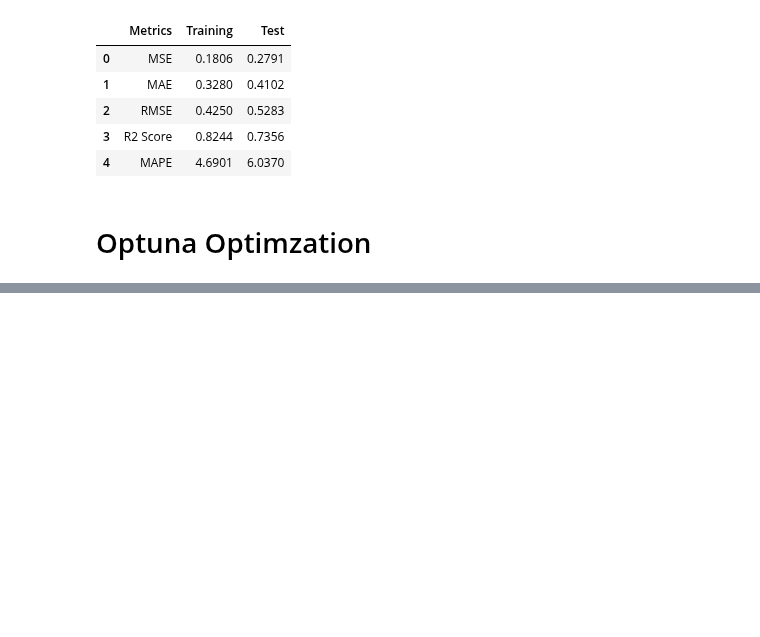
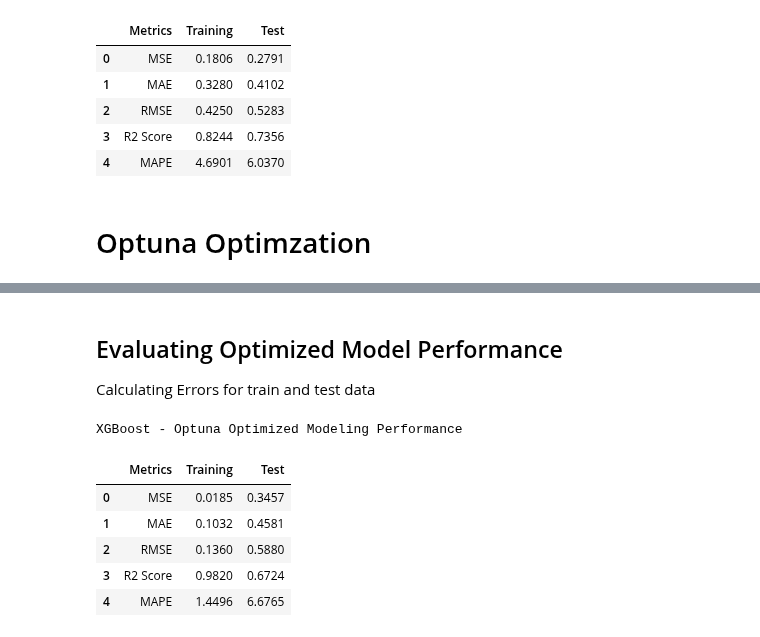
Before and after one commit to tshihab07/Super-Market-Sales-Forecasting, a Jupyter notebook: notebookes/model_XGBoost.ipynb, the cells around one changed output, grey strips where cells are left out. Drawn from its saved outputs; the diff is of its cells as text; code cells hidden in the pictures; blank space fills up the shorter version.

Commit message:
feat: finalize optimized(optuna) model training and evaluation

```diff
--- a/notebookes/model_XGBoost.ipynb
+++ b/notebookes/model_XGBoost.ipynb
@@ -142,0 +168,9 @@ XGBoost - Baseline Modeling Performance
+# %%
+# create study object
+study = optuna.create_study(direction="minimize", sampler=optuna.samplers.TPESampler(seed=42))
+
+# optimize hyperparameters
+study.optimize(objective, n_trials=50, show_progress_bar=False)
+
+# best parameter from optuna
+best_params_optuna = study.best_params
@@ -142,0 +179,4 @@ XGBoost - Baseline Modeling Performance
+# %%
+# train optimized model
+optuna_model = xgb.XGBRegressor(**best_params_optuna, random_state=42, verbosity=0)
+optuna_model.fit(x_train, y_train)
@@ -142,0 +196,25 @@ XGBoost - Baseline Modeling Performance
+# %%
+# apply model to make predictions on train and test set
+y_train_pred_optuna = optuna_model.predict(x_train)
+y_test_pred_optuna = optuna_model.predict(x_test)
+# %% [markdown]
+## Evaluating Optimized Model Performance
+Calculating Errors for train and test data
+# %%
+# calculate train and test metrics
+train_metrics_optuna = Evaluator.calculate_metrics(y_train, y_train_pred_optuna)
+test_metrics_optuna = Evaluator.calculate_metrics(y_test, y_test_pred_optuna)
+# %%
+# performance table of optuna optimization
+optuna_perf = Evaluator.create_performance_table(train_metrics_optuna, test_metrics_optuna)
+
+print("XGBoost - Optuna Optimized Modeling Performance")
+display(optuna_perf)
+# %% [output]
+XGBoost - Optuna Optimized Modeling Performance
+|  | Metrics | Training | Test |
+| 0 | MSE | 0.0185 | 0.3457 |
+| 1 | MAE | 0.1032 | 0.4581 |
+| 2 | RMSE | 0.1360 | 0.5880 |
+| 3 | R2 Score | 0.9820 | 0.6724 |
+| 4 | MAPE | 1.4496 | 6.6765 |
```
Also changed, not shown: parts of 7 cells of this notebook.
